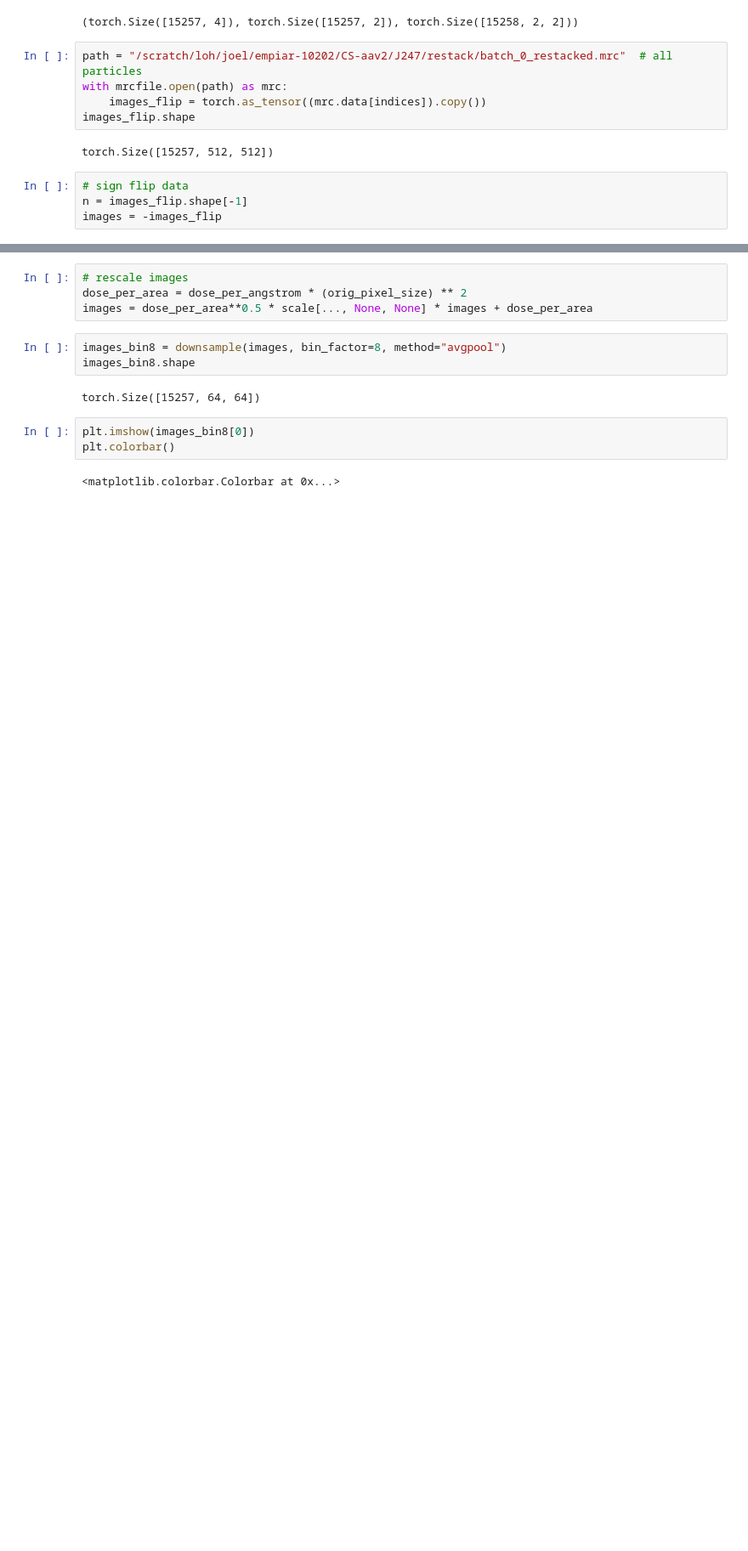
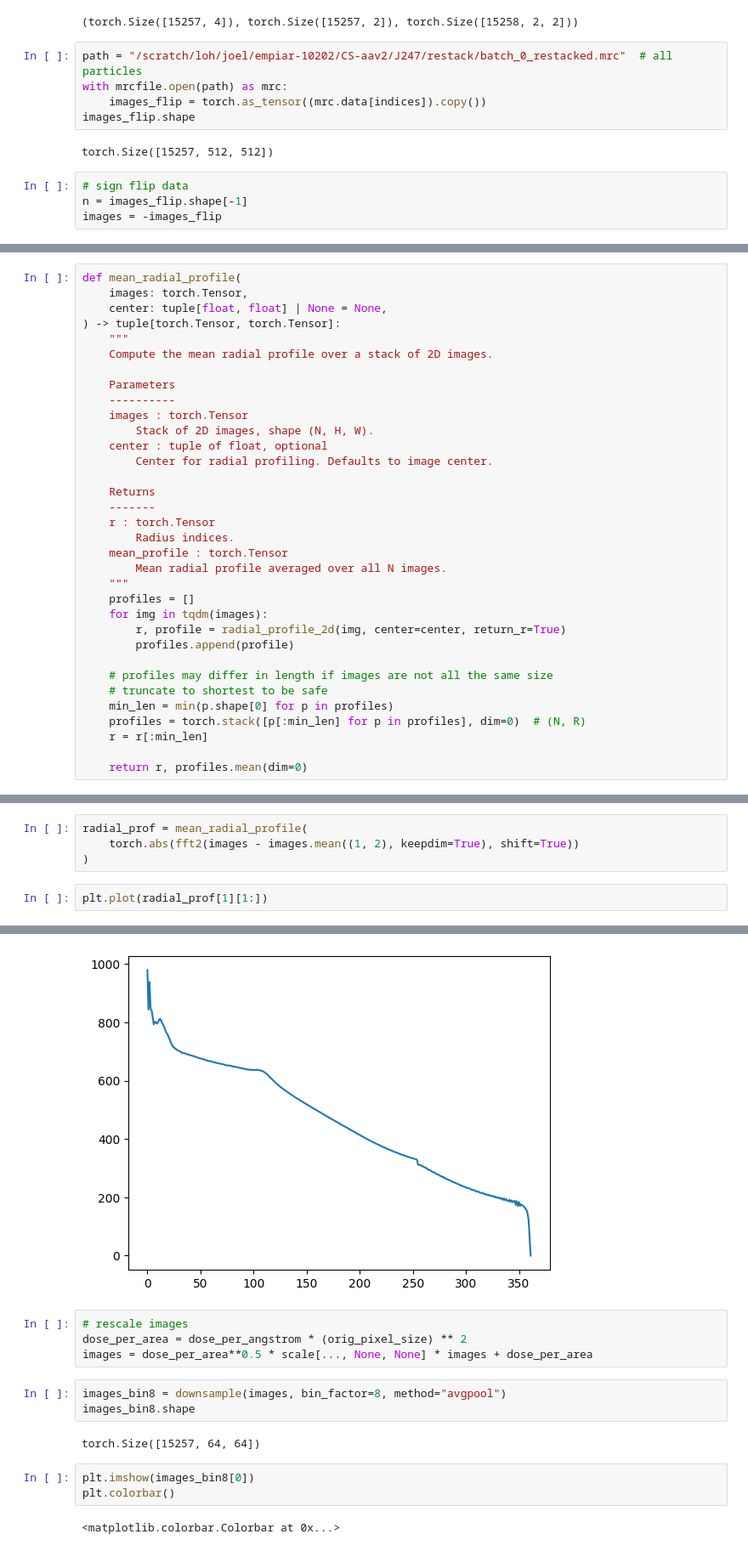
Before and after one commit to joelyeois/specter, a Jupyter notebook: dev-notebooks/ghostbuster-3d-reconstruction.ipynb, the cells around one changed output, grey strips where cells are left out. Shown at 85% size. Cells and saved outputs as stored; diff of their text form; blank space fills up the shorter version.

```diff
--- a/dev-notebooks/ghostbuster-3d-reconstruction.ipynb
+++ b/dev-notebooks/ghostbuster-3d-reconstruction.ipynb
@@ -105,0 +114,34 @@ images = -images_flip
+# %%
+def mean_radial_profile(
+    images: torch.Tensor,
+    center: tuple[float, float] | None = None,
+) -> tuple[torch.Tensor, torch.Tensor]:
+    """
+    Compute the mean radial profile over a stack of 2D images.
+
+    Parameters
+    ----------
+    images : torch.Tensor
+        Stack of 2D images, shape (N, H, W).
+    center : tuple of float, optional
+        Center for radial profiling. Defaults to image center.
+
+    Returns
+    -------
+    r : torch.Tensor
+        Radius indices.
+    mean_profile : torch.Tensor
+        Mean radial profile averaged over all N images.
+    """
+    profiles = []
+    for img in tqdm(images):
+        r, profile = radial_profile_2d(img, center=center, return_r=True)
+        profiles.append(profile)
+
+    # profiles may differ in length if images are not all the same size
+    # truncate to shortest to be safe
+    min_len = min(p.shape[0] for p in profiles)
+    profiles = torch.stack([p[:min_len] for p in profiles], dim=0)  # (N, R)
+    r = r[:min_len]
+
+    return r, profiles.mean(dim=0)
@@ -105,0 +152,7 @@ images = -images_flip
+# %%
+radial_prof = mean_radial_profile(
+    torch.abs(fft2(images - images.mean((1, 2), keepdim=True), shift=True))
+)
+# %%
+plt.plot(radial_prof[1][1:])
+# %% [output]
@@ -106,3 +160,4 @@ images = -images_flip
+[figure, added]
 # %%
 # rescale images
 dose_per_area = dose_per_angstrom * (orig_pixel_size) ** 2
```
Also changed, not shown: parts of 4 cells of this notebook, 21 other files.
